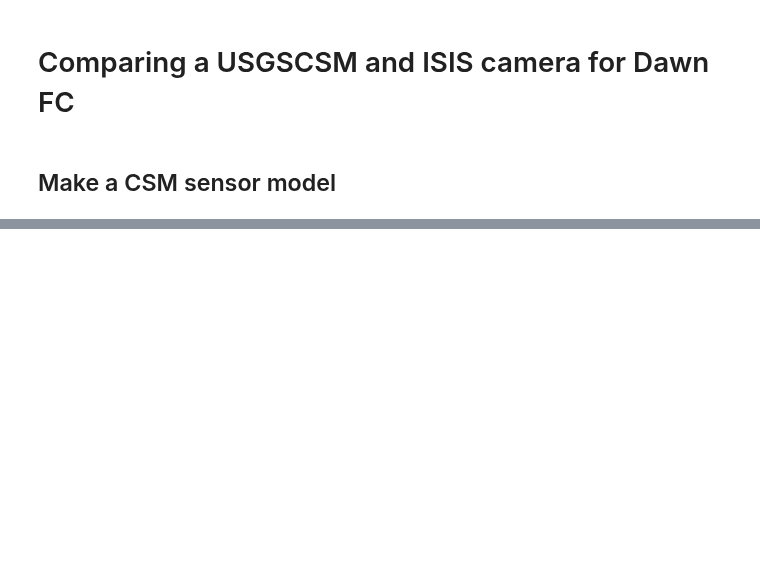
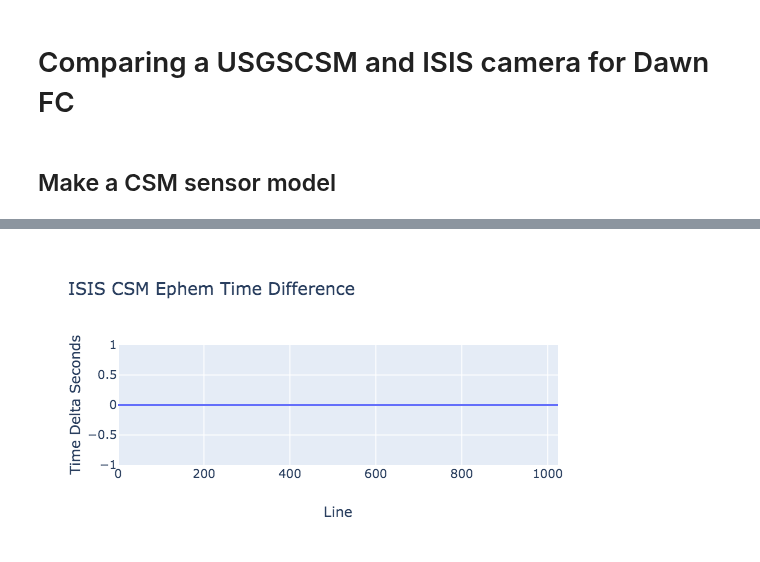
Before and after one commit to DOI-USGS/knoten, a Jupyter notebook: examples/dawn_fc_isis_cmp.ipynb, the cells around one changed output, grey strips where cells are left out. Saved outputs shown, nothing was run; the diff lists cells and outputs as text; code cells hidden in the pictures; blank space fills up the shorter version.

```diff
--- a/examples/dawn_fc_isis_cmp.ipynb
+++ b/examples/dawn_fc_isis_cmp.ipynb
@@ -150,0 +84,4 @@ plot1, plot2, plot3, df1, df2, df3 = vis.reprojection_diff(csm_isd, cub_loc, nx=
+# %%
+Image(csmisis_diff_ephem_plot_bytes)
+# %% [output]
+[figure, added]
```
Also changed, not shown: parts of 26 cells of this notebook.
